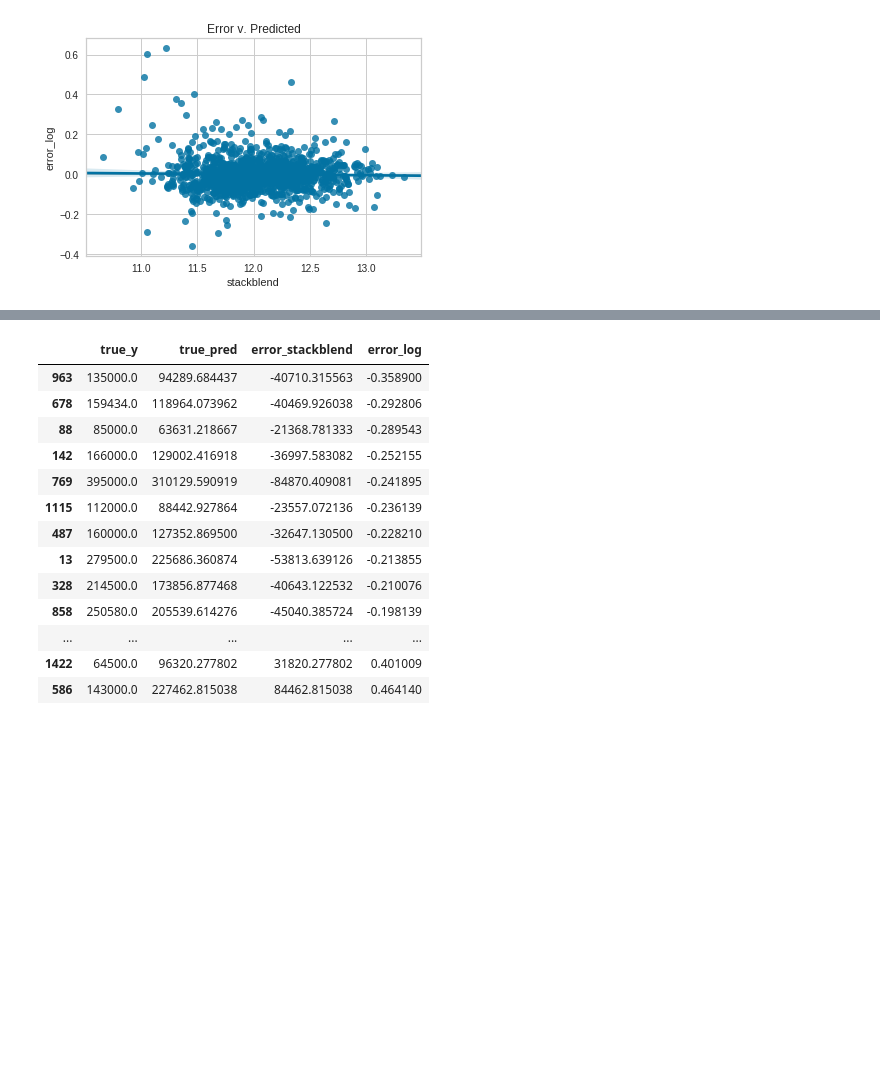
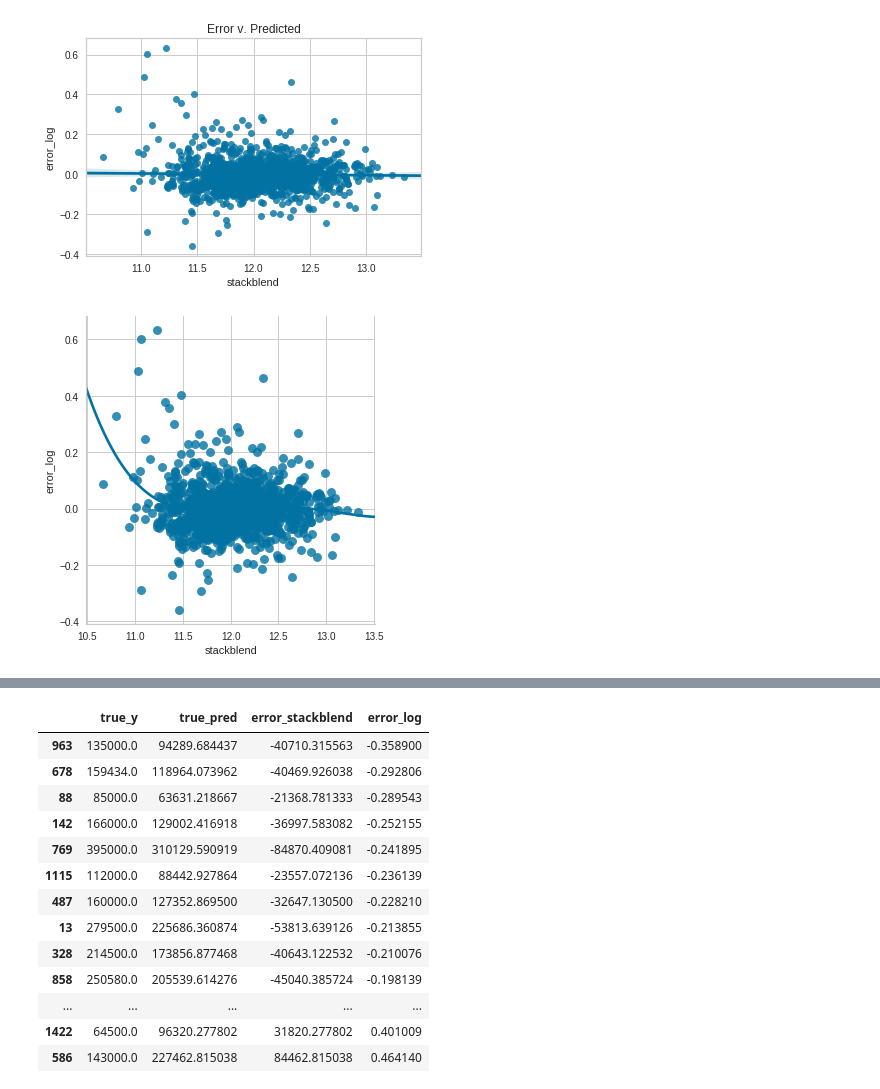
Before and after one commit to druce/iowa, a Jupyter notebook: iowa_colab.ipynb, the cells around one changed output, grey strips where cells are left out. Cells and saved outputs as stored; diff of their text form; code cells hidden in the pictures; blank space fills up the shorter version.

```diff
--- a/iowa_colab.ipynb
+++ b/iowa_colab.ipynb
@@ -2872,3 +2873,8 @@ sns.regplot(x="log_y", y="error_log", data=residual).set_title('Error v. Actual'
 sns.regplot(x="stackblend", y="error_log", data=residual).set_title('Error v. Predicted');
 # %% [output]
 [figure]
+# %%
+sns.lmplot(x="stackblend", y="error_log", data=residual,
+           order=4, ci=None, scatter_kws={"s": 80});
+# %% [output]
+[figure, added]
```
Also changed, not shown: parts of 7 cells of this notebook.
